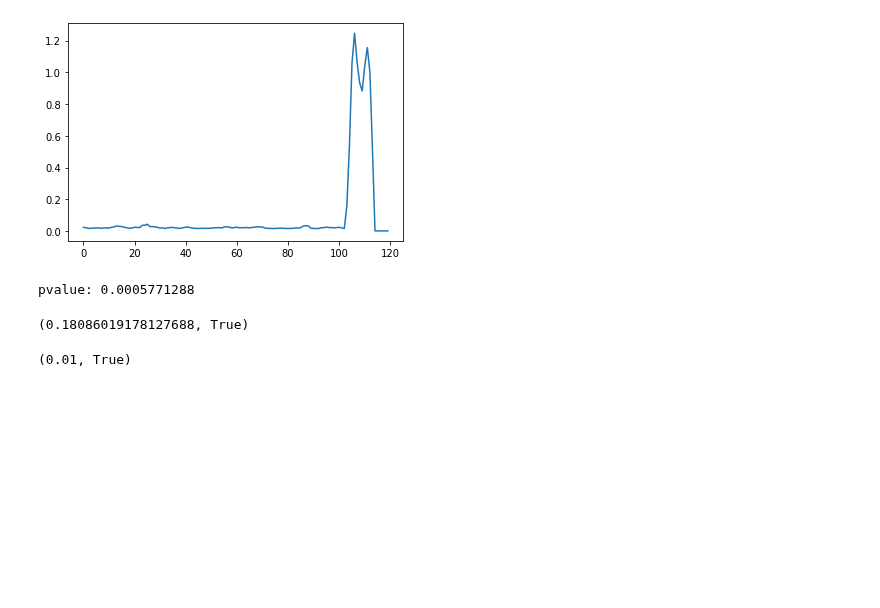
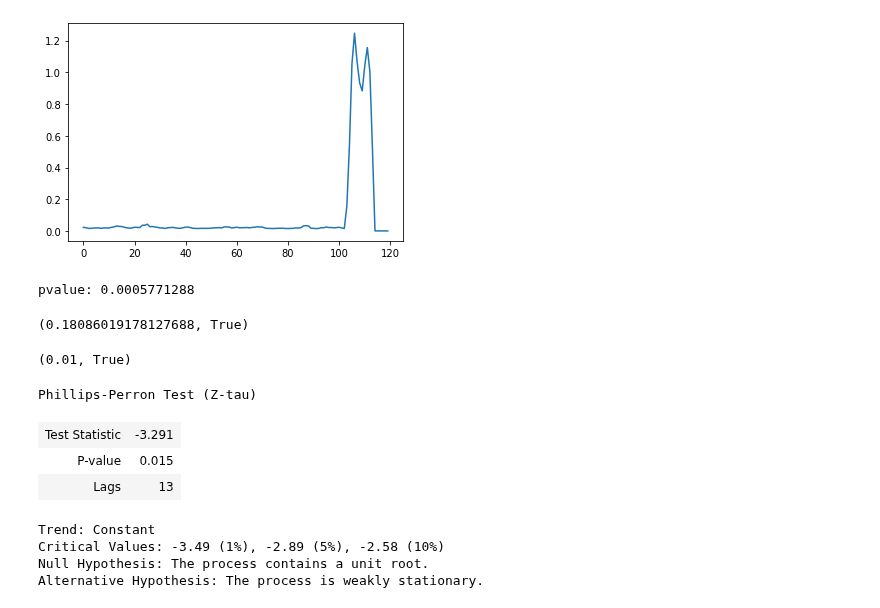
Before and after one commit to ai4sre/meltria-analyzer, a Jupyter notebook: notebooks/verify_adf_test.ipynb, the cells around one changed output. Saved outputs shown, nothing was run; the diff lists cells and outputs as text; code cells hidden in the pictures; blank space fills up the shorter version.

Commit message:
notebooks: try pp-test for old misdetected series

```diff
--- a/notebooks/verify_adf_test.ipynb
+++ b/notebooks/verify_adf_test.ipynb
@@ -472,3 +472,16 @@ pmdarima.arima.PPTest(alpha=0.01).should_diff(misdetected_series3)
 pmdarima.arima.PPTest(alpha=0.01).should_diff(misdetected_series2)
 # %% [output]
 (0.01, True)
+# %%
+from arch.unitroot import PhillipsPerron
+
+PhillipsPerron(misdetected_series2)
+# %% [output]
+Phillips-Perron Test (Z-tau)
+| Test Statistic | -3.291 |
+| P-value | 0.015 |
+| Lags | 13 |
+Trend: Constant
+Critical Values: -3.49 (1%), -2.89 (5%), -2.58 (10%)
+Null Hypothesis: The process contains a unit root.
+Alternative Hypothesis: The process is weakly stationary.
```
Also changed, not shown: parts of 4 cells of this notebook.
